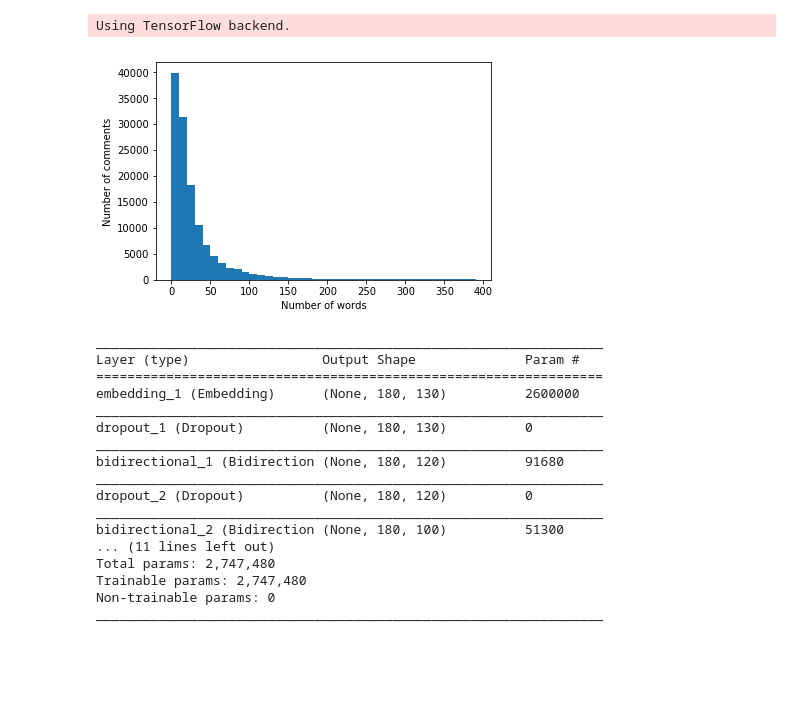
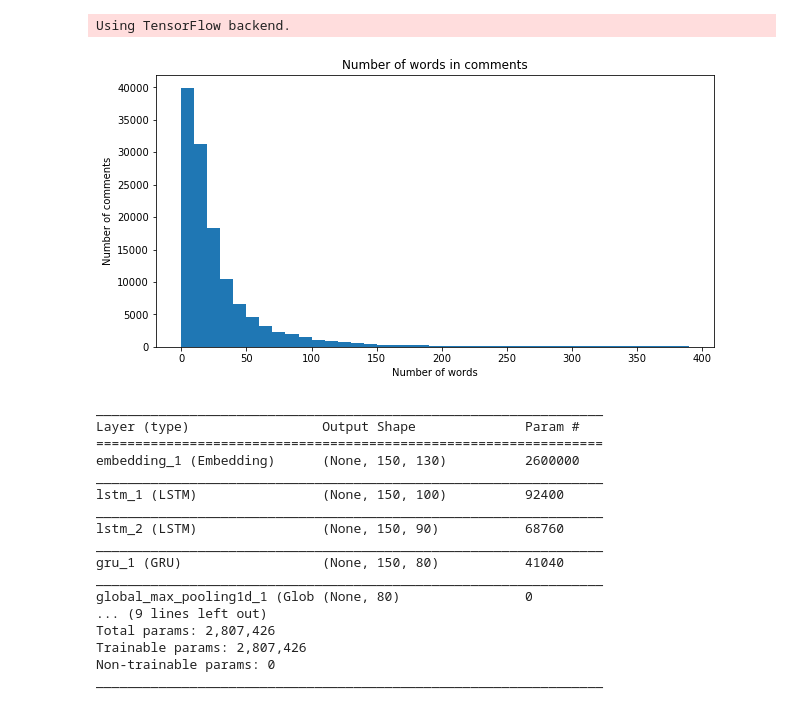
Before and after one commit to SLilit/Toxic_Comment_Classification, a Jupyter notebook: toxic_comment_classification.ipynb, the cells around one changed output. Cells and saved outputs as stored; diff of their text form; code cells hidden in the pictures; blank space fills up the shorter version.

Commit message:
Add second LSTM layer

```diff
--- a/toxic_comment_classification.ipynb
+++ b/toxic_comment_classification.ipynb
@@ -26,3 +32,7 @@ threat           False
 insult           False
 identity_hate    False
 dtype: bool
+# %%
+# add new column for not toxic comments
+newrow = (data.iloc[:,2:].sum(axis=1)==0)
+newrow.head(8)
@@ -28,0 +49,3 @@ dtype: bool
+# %%
+data['clean'] = [1 if newrow[i] else 0 for i in range(len(data))]
+data['clean'].head(8)
@@ -28,0 +62,12 @@ dtype: bool
+# %%
+#visualize the data to see the distribution of the types of comments
+plt.rcParams['figure.figsize'] = [10,5] # set bigger size for visualization graphs
+plt_data = (data.iloc[:,2:].sum(axis=0))
+x = plt_data.index
+y = plt_data.values
+plt.bar(np.arange(len(x)), y)
+plt.xticks(np.arange(len(x)), x)
+plt.title('Types of comments distribution')
+plt.xlabel('Type of comment')
+plt.ylabel('Occurrences')
+plt.show()
@@ -46,9 +93,10 @@ Using TensorFlow backend.
 # %%
 from sklearn.model_selection import train_test_split
 
+labels = ['toxic','severe_toxic', 'obscene', 'threat', 'insult', 'identity_hate']
 # split data into training and testing sets
 comments_train, comments_test, labels_train, labels_test = train_test_split(data['comment_text'],\
-                data[['toxic','severe_toxic', 'obscene', 'threat', 'insult', 'identity_hate']], test_size=0.2, random_state=42)
+                data[labels], test_size=0.2, random_state=42)
 # %%
 # clean train and test data
 comments_train = clean_data(comments_train)
@@ -75,12 +123,13 @@ tokenized_kaggle_test = tokenizer.texts_to_sequences(kaggle_test)
 # %%
 # visualize data to see distribution of number of  wards in comments
 senteces_length = [len(comment) for comment in tokenized_comments_train]
 
 plt.hist(senteces_length, bins=np.arange(0, 400, 10))
+plt.title('Number of words in comments')
 plt.ylabel('Number of comments')
 plt.xlabel('Number of words')
 plt.show()
 # %% [output]
-[figure, old version]
+[figure, new version]
 # %%
 # turn senteces to the same lenght(maxlen)
@@ -94,20 +143,23 @@ pad_kaggle_test = pad_sequences(tokenized_kaggle_test, maxlen=comments_length)
 from keras.models import Sequential
 from keras.layers import Dense, Dropout, Embedding
 from keras.layers import Conv1D, MaxPooling1D, GlobalMaxPool1D
-from keras.layers import LSTM, GRU, BatchNormalization, Bidirectional
+from keras.layers import LSTM, GRU, Bidirectional
+
+# fix random seed for reproducibility
+seed = 42
+np.random.seed(seed)
 
 model = Sequential()
 model.add(Embedding(max_words, 130, input_length=comments_length))
-#model.add(Conv1D(filters=20,kernel_size=2, padding='same', activation='relu'))
+#model.add(Conv1D(filters=30,kernel_size=2, padding='same', activation='relu'))
 #model.add(MaxPooling1D(pool_size=2))
-model.add(Dropout(0.3))
-model.add(Bidirectional(LSTM(60,return_sequences=True)))
-model.add(Dropout(0.3))
-model.add(Bidirectional(GRU(50,return_sequences=True)))
+model.add(LSTM(100, dropout=0.3, recurrent_dropout=0.2, return_sequences=True))
+model.add(LSTM(90, dropout=0.3, recurrent_dropout=0.2, return_sequences=True))
+model.add(GRU(80, dropout=0.3, recurrent_dropout=0.2, return_sequences=True))
 #model.add(MaxPooling1D(pool_size=2))
 model.add(GlobalMaxPool1D())
 model.add(Dropout(0.2))
-model.add(Dense(42, activation='relu'))
+model.add(Dense(60, activation='relu'))
 #model.add(BatchNormalization())
 model.add(Dropout(0.2))
 model.add(Dense(6, activation='sigmoid'))
@@ -116,18 +168,18 @@ model.summary()
 _________________________________________________________________
 Layer (type)                 Output Shape              Param #
 =================================================================
-embedding_1 (Embedding)      (None, 180, 130)          2600000
+embedding_1 (Embedding)      (None, 150, 130)          2600000
 _________________________________________________________________
-dropout_1 (Dropout)          (None, 180, 130)          0
+lstm_1 (LSTM)                (None, 150, 100)          92400
 _________________________________________________________________
-bidirectional_1 (Bidirection (None, 180, 120)          91680
+lstm_2 (LSTM)                (None, 150, 90)           68760
 _________________________________________________________________
-dropout_2 (Dropout)          (None, 180, 120)          0
+gru_1 (GRU)                  (None, 150, 80)           41040
 _________________________________________________________________
-bidirectional_2 (Bidirection (None, 180, 100)          51300
-... (11 lines left out)
-Total params: 2,747,480
-Trainable params: 2,747,480
+global_max_pooling1d_1 (Glob (None, 80)                0
+... (9 lines left out)
+Total params: 2,807,426
+Trainable params: 2,807,426
 Non-trainable params: 0
 _________________________________________________________________
 # %%
```
Also changed, not shown: parts of 18 cells of this notebook.
